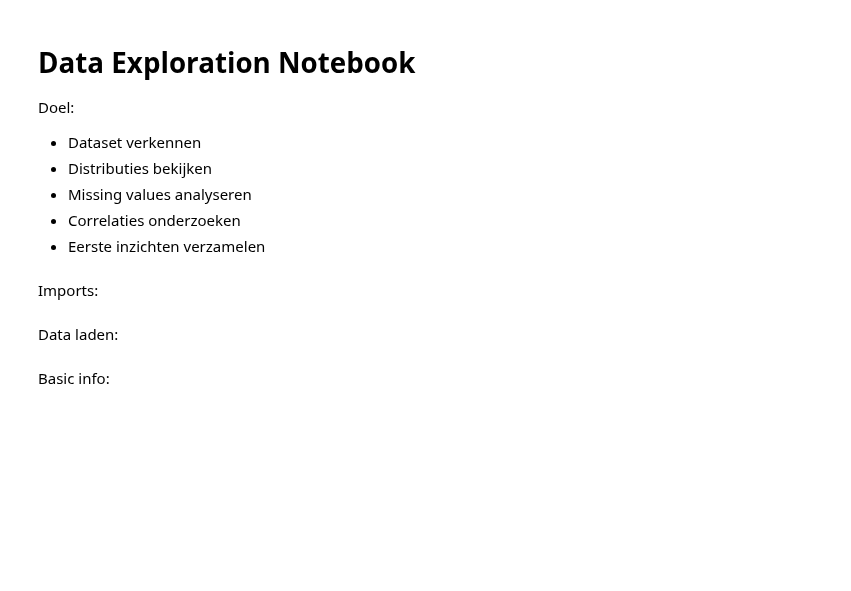
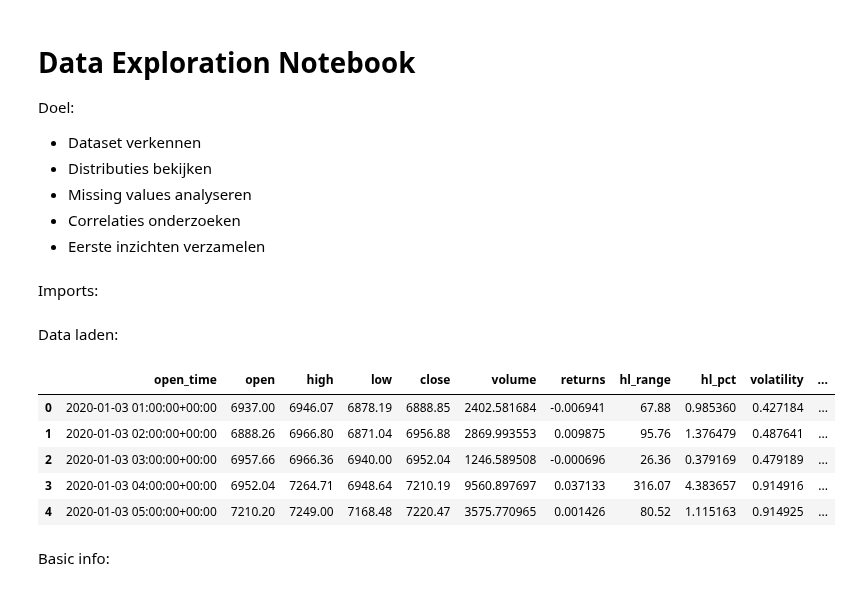
Before and after one commit to Joolanda/market-ml, a Jupyter notebook: notebooks/exploration.ipynb, the cells around one changed output. Drawn from its saved outputs; the diff is of its cells as text; code cells hidden in the pictures; blank space fills up the shorter version.

```diff
--- a/notebooks/exploration.ipynb
+++ b/notebooks/exploration.ipynb
@@ -19,8 +19,15 @@ pd.set_option("display.max_columns", None)
 # %% [markdown]
 Data laden:
 # %%
-df = pd.read_csv("../data/your_dataset.csv")
+df = pd.read_csv("../data/processed/btc_1h_features.csv")
 df.head()
+# %% [output]
+|  | open_time | open | high | low | close | volume | returns | hl_range | hl_pct | volatility | ... |
+| 0 | 2020-01-03 01:00:00+00:00 | 6937.00 | 6946.07 | 6878.19 | 6888.85 | 2402.581684 | -0.006941 | 67.88 | 0.985360 | 0.427184 | ... |
+| 1 | 2020-01-03 02:00:00+00:00 | 6888.26 | 6966.80 | 6871.04 | 6956.88 | 2869.993553 | 0.009875 | 95.76 | 1.376479 | 0.487641 | ... |
+| 2 | 2020-01-03 03:00:00+00:00 | 6957.66 | 6966.36 | 6940.00 | 6952.04 | 1246.589508 | -0.000696 | 26.36 | 0.379169 | 0.479189 | ... |
+| 3 | 2020-01-03 04:00:00+00:00 | 6952.04 | 7264.71 | 6948.64 | 7210.19 | 9560.897697 | 0.037133 | 316.07 | 4.383657 | 0.914916 | ... |
+| 4 | 2020-01-03 05:00:00+00:00 | 7210.20 | 7249.00 | 7168.48 | 7220.47 | 3575.770965 | 0.001426 | 80.52 | 1.115163 | 0.914925 | ... |
 # %% [markdown]
 Basic info:
 # %%
```
Also changed, not shown: parts of 5 cells of this notebook, 4 other files.
